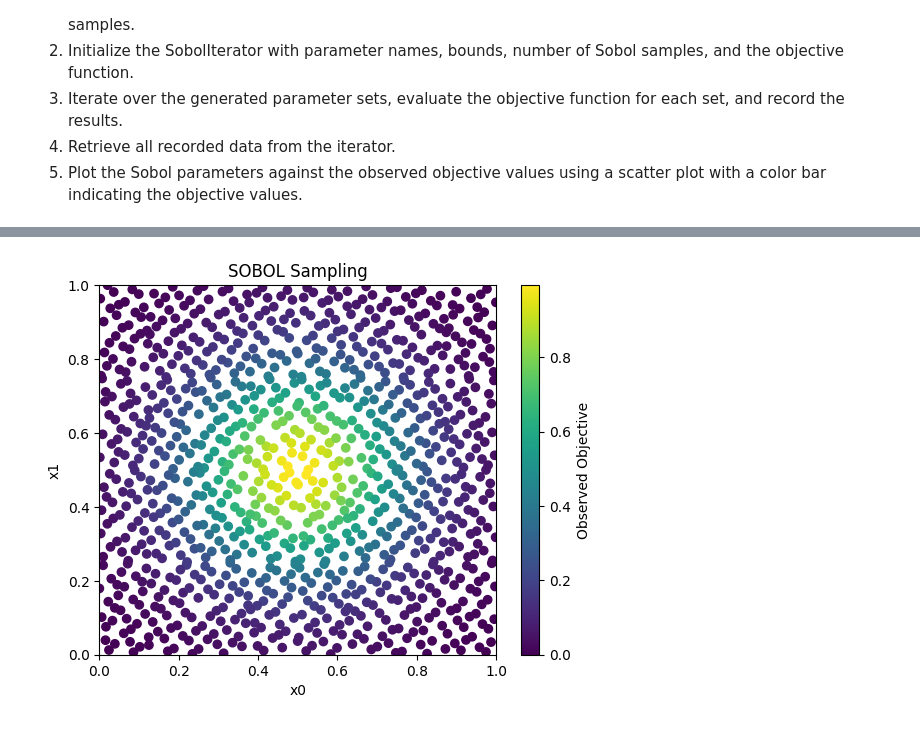
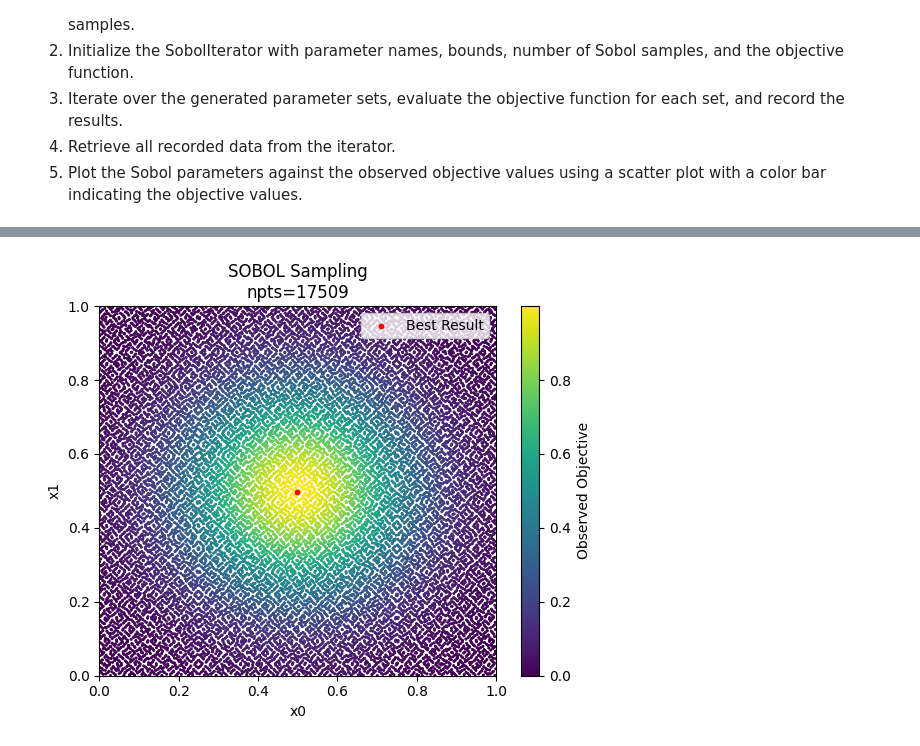
Before and after one commit to dnzckn/BasicBO, a Jupyter notebook: SOBOL_tutorial.ipynb, the cells around one changed output, grey strips where cells are left out. Cells and saved outputs as stored; diff of their text form; code cells hidden in the pictures.

```diff
--- a/SOBOL_tutorial.ipynb
+++ b/SOBOL_tutorial.ipynb
@@ -13,20 +13,31 @@ Main Steps:
 5. Plot the Sobol parameters against the observed objective values using a scatter plot with a color bar indicating the objective values.
 # %%
 from BO_Iterator import SobolIterator, SyntheticGaussian
-objective_function = SyntheticGaussian(centers=[0.5, 0.5], sigma=0.2, n_samples=1)
 
-param_names = ["x0","x1"]
-param_bounds = [(0,1),(0,1)]
+best_result = {"params": None, "value": float("-inf")}
+
+param_names = ["x0", "x1"]
+param_bounds = [(0, 1), (0, 1)]
+
 iterator = SobolIterator(
     param_names=param_names,
     param_bounds=param_bounds,
-    n_sobol=1000,
-    objective_function=objective_function,
+    n_sobol=1e5,
+    objective_function=SyntheticGaussian(centers=[0.5, 0.5], sigma=0.2, n_samples=1),
+    threshold=0.9999,
+    maximize=True
 )
-
-for param_dict in iterator:
+trial_count = 1
+for param_dict in iterator: # ~1e4 points per second
     x0 = param_dict["x0"]
     x1 = param_dict["x1"]
     objective = iterator.evaluate_objective(param_dict)
+    print(f"Trial {trial_count}: x0: {x0}, x1: {x1}, objective: {objective}")
     iterator.record_result(param_dict, objective)
+    if objective[0] > best_result["value"]:
+        best_result["value"] = objective[0]
+        best_result["params"] = param_dict
+        best_result["trial"] = trial_count
+    trial_count += 1
+
 data = iterator.get_all_data()
@@ -33,23 +62,25 @@ data = iterator.get_all_data()
 # %%
 import matplotlib.pyplot as plt
 import numpy as np
 
 param_names = iterator.param_names
 sobol_params = np.array([[d[name] for name in param_names] for d in data['sobol_params']])
 observed_objective = [obj[0] for obj in data['observed_objective']]
 
-scatter = plt.scatter(sobol_params[:,0], sobol_params[:,1], c=observed_objective)
+scatter = plt.scatter(sobol_params[:,0], sobol_params[:,1], c=observed_objective, s=1)
+best_scatter = plt.scatter(best_result["params"]["x0"], best_result["params"]["x1"], c='red', s=10, label='Best Result')
 cbar = plt.colorbar(scatter)
 cbar.set_label('Observed Objective')
 
 plt.xlabel('x0')
 plt.ylabel('x1')
-plt.title('SOBOL Sampling')
+plt.title(f'SOBOL Sampling\nnpts={trial_count-1}')
 
 plt.xlim(param_bounds[0][0], param_bounds[0][1])
 plt.ylim(param_bounds[1][0], param_bounds[1][1])
 scatter.set_clim(0, max(observed_objective))
 
+plt.legend(loc='upper right')
 plt.show()
 # %% [output]
-[figure, old version]
+[figure, new version]
```
Also changed, not shown: parts of 1 cell of this notebook, 2 other files.
